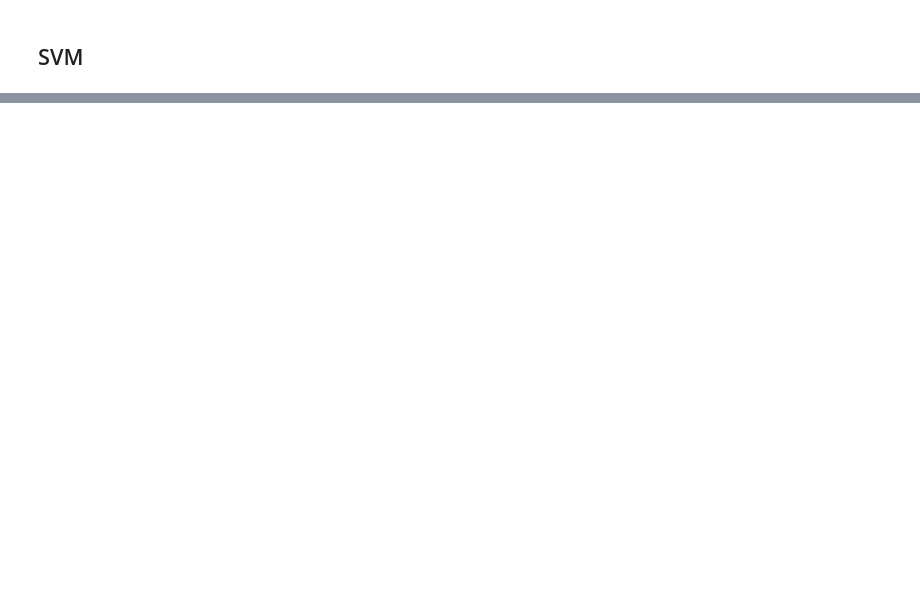
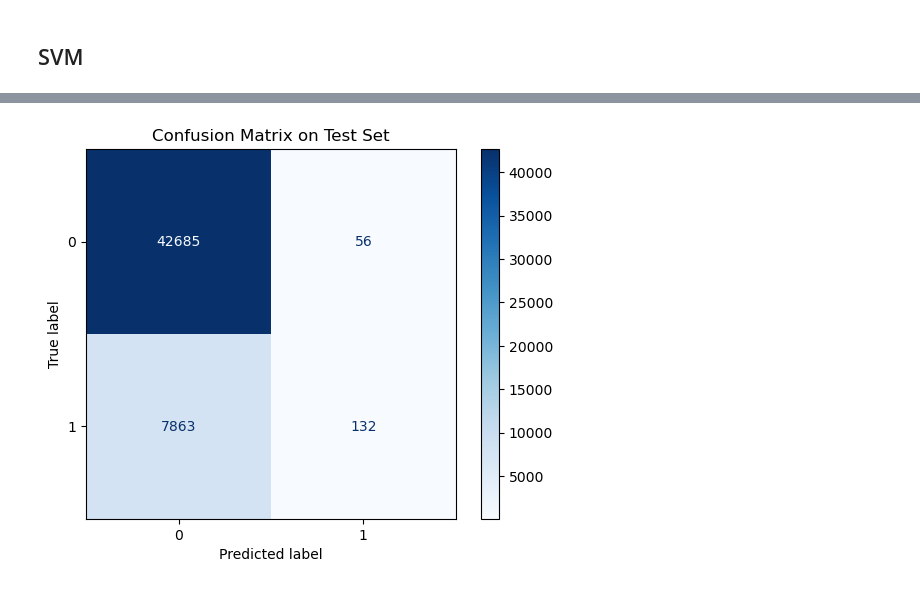
Before and after one commit to justink106/Diabetes-Predictor-Model, a Jupyter notebook: Diabetes Predictor Model - Modeling.ipynb, the cells around one changed output, grey strips where cells are left out. Saved outputs shown, nothing was run; the diff lists cells and outputs as text; code cells hidden in the pictures; blank space fills up the shorter version.

```diff
--- a/Diabetes Predictor Model - Modeling.ipynb
+++ b/Diabetes Predictor Model - Modeling.ipynb
@@ -322,7 +324,7 @@ X_res, y_res = SMOTE(random_state=42).fit_resample(X_train, y_train)
 # Building a pipeline to scale and balance
 pipeline = Pipeline([
     ('scaler', StandardScaler()),
-    ('svc', SVC(probability=True))
+    ('svc', SVC(kernel='rbf', probability=False))
 ])
 # %%
 # Defining my hyperparameter search space
@@ -335,17 +337,14 @@ param_grid = {
 rand = RandomizedSearchCV(
     estimator=pipeline,
     param_distributions=param_grid,
-    n_iter=8,
-    scoring='recall',
-    cv=3,
+    n_iter=4,
+    scoring='accuracy',
+    cv=2,
     verbose=2,
     random_state=42,
     n_jobs=-1
 )
 
 # Fitting
-rand.fit(X_res, y_res)
-
-print("Best params:", rand.best_params_)
-print("Best CV recall:", rand.best_score_)
+rand.fit(X_train, y_train)
 # %% [output]
@@ -353,0 +373,8 @@ KeyboardInterrupt:
+# %%
+# Getting best SVM model
+best_svm = rand.best_estimator_
+# %%
+# Getting predictions
+y_pred = best_svm.predict(X_test)
+
+print(classification_report(y_test, y_pred))
@@ -353,0 +390,10 @@ KeyboardInterrupt:
+# %%
+# Making a confusion matrix
+cm = confusion_matrix(y_test, y_pred)
+
+# Plotting the confusion matrix
+ConfusionMatrixDisplay(cm).plot(cmap='Blues')
+plt.title('Confusion Matrix on Test Set')
+plt.show()
+# %% [output]
+[figure, added]
```
Also changed, not shown: parts of 24 cells of this notebook.
